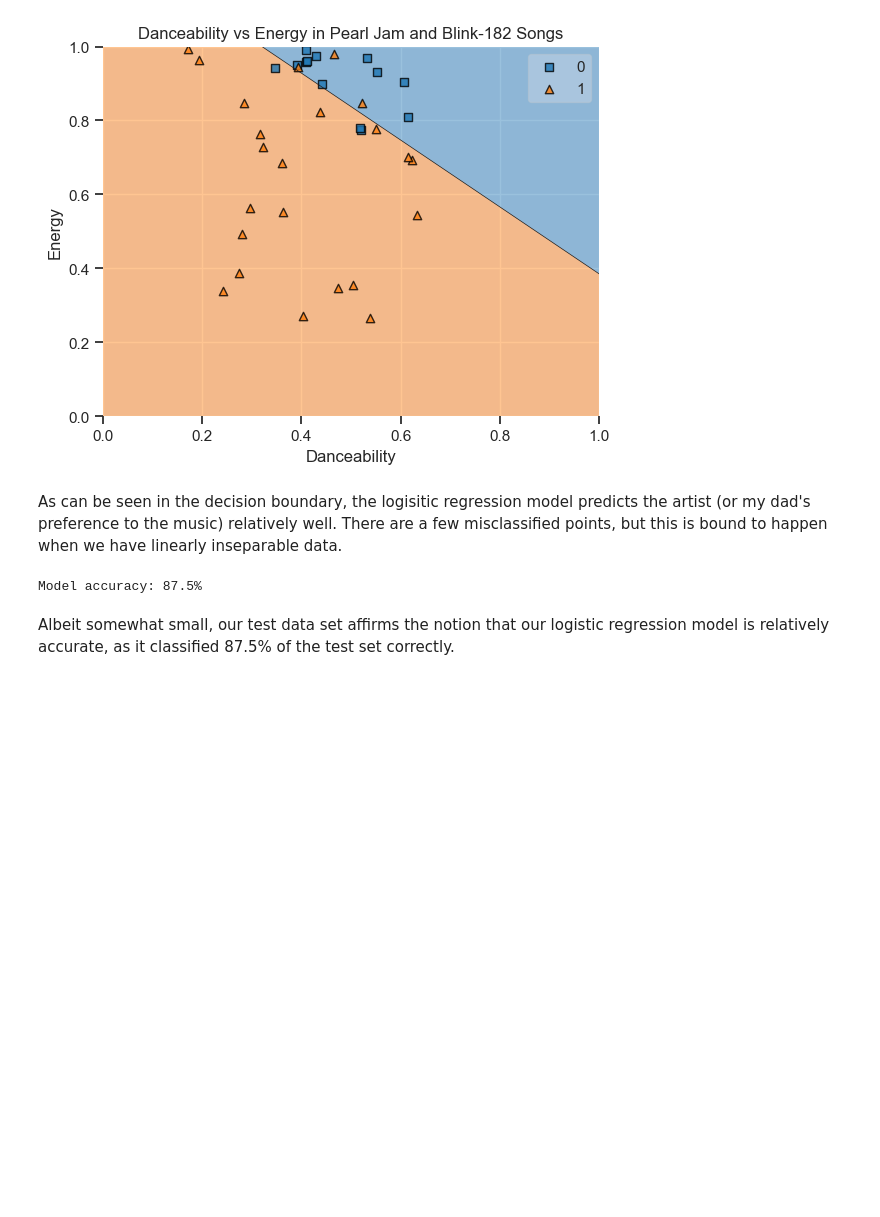
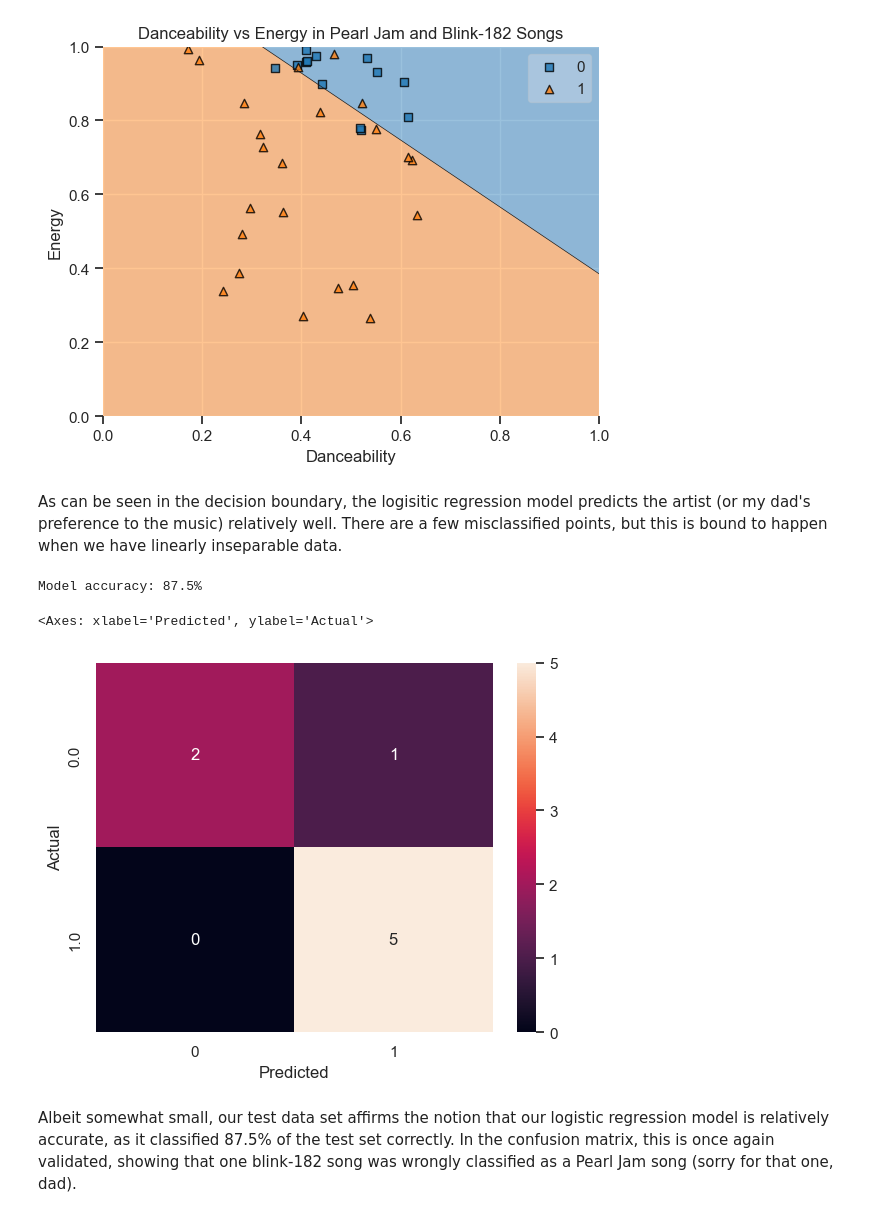
Before and after one commit to gbd2/INDE-577, a Jupyter notebook: supervised-learning/3 - Logistic Regression/LogisticRegression.ipynb, the cells around one changed output. Drawn from its saved outputs; the diff is of its cells as text; code cells hidden in the pictures; blank space fills up the shorter version.

Commit message:
Update logistic regression

```diff
--- a/supervised-learning/3 - Logistic Regression/LogisticRegression.ipynb
+++ b/supervised-learning/3 - Logistic Regression/LogisticRegression.ipynb
@@ -159,12 +159,19 @@ As can be seen in the decision boundary, the logisitic regression model predicts
 # %%
 # Accuracy of the model
 
 y_hat = dads_model.predict(X_test)
 y_hat = np.where(y_hat > 0.5, 1, 0)
 
 accuracy = np.sum(y_hat == y_test)/y_test.shape[0]
 print(f"Model accuracy: {accuracy*100}%")
+
+# Create a confusion matrix
+
+confusion_matrix = pd.crosstab(y_test, y_hat, rownames = ['Actual'], colnames = ['Predicted'])
+sns.heatmap(confusion_matrix, annot = True)
 # %% [output]
 Model accuracy: 87.5%
+<Axes: xlabel='Predicted', ylabel='Actual'>
+[figure, added]
 # %% [markdown]
-Albeit somewhat small, our test data set affirms the notion that our logistic regression model is relatively accurate, as it classified 87.5% of the test set correctly.
+Albeit somewhat small, our test data set affirms the notion that our logistic regression model is relatively accurate, as it classified 87.5% of the test set correctly. In the confusion matrix, this is once again validated, showing that one blink-182 song was wrongly classified as a Pearl Jam song (sorry for that one, dad).
```
Also changed, not shown: 1 other file.
